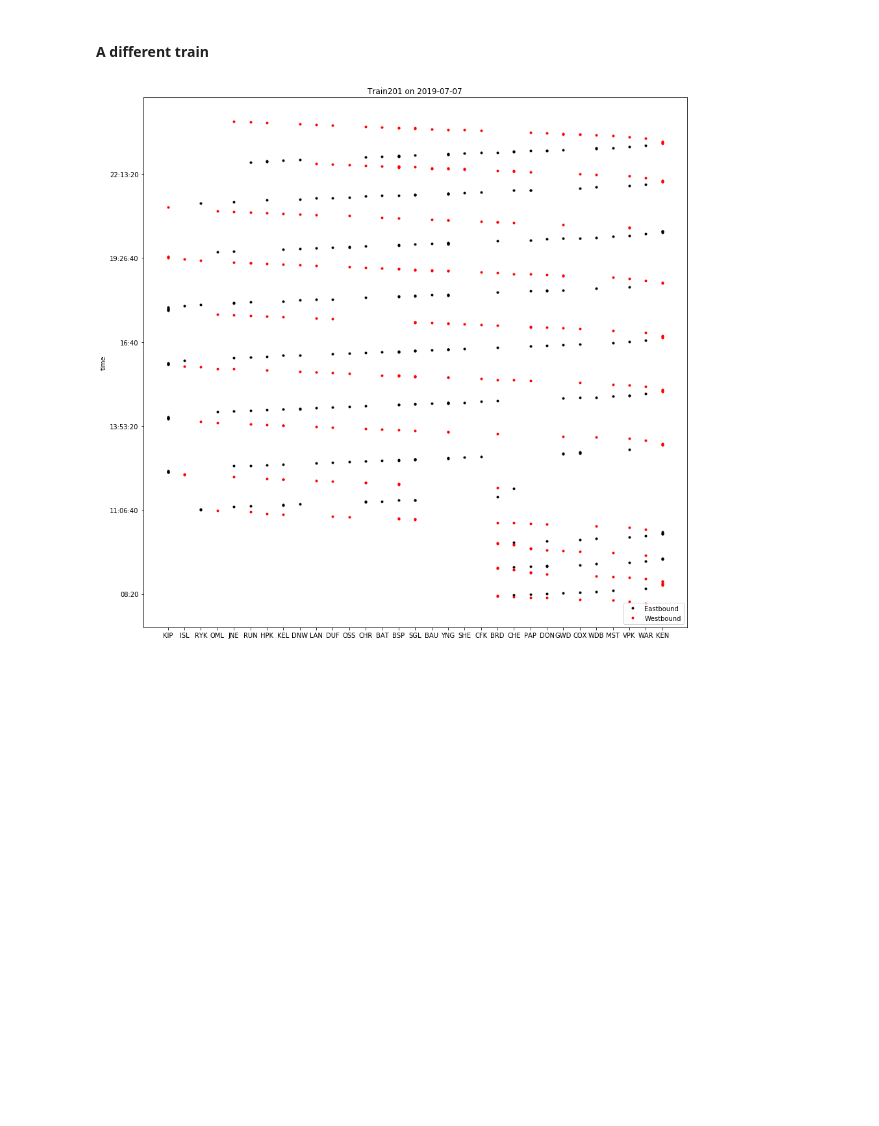
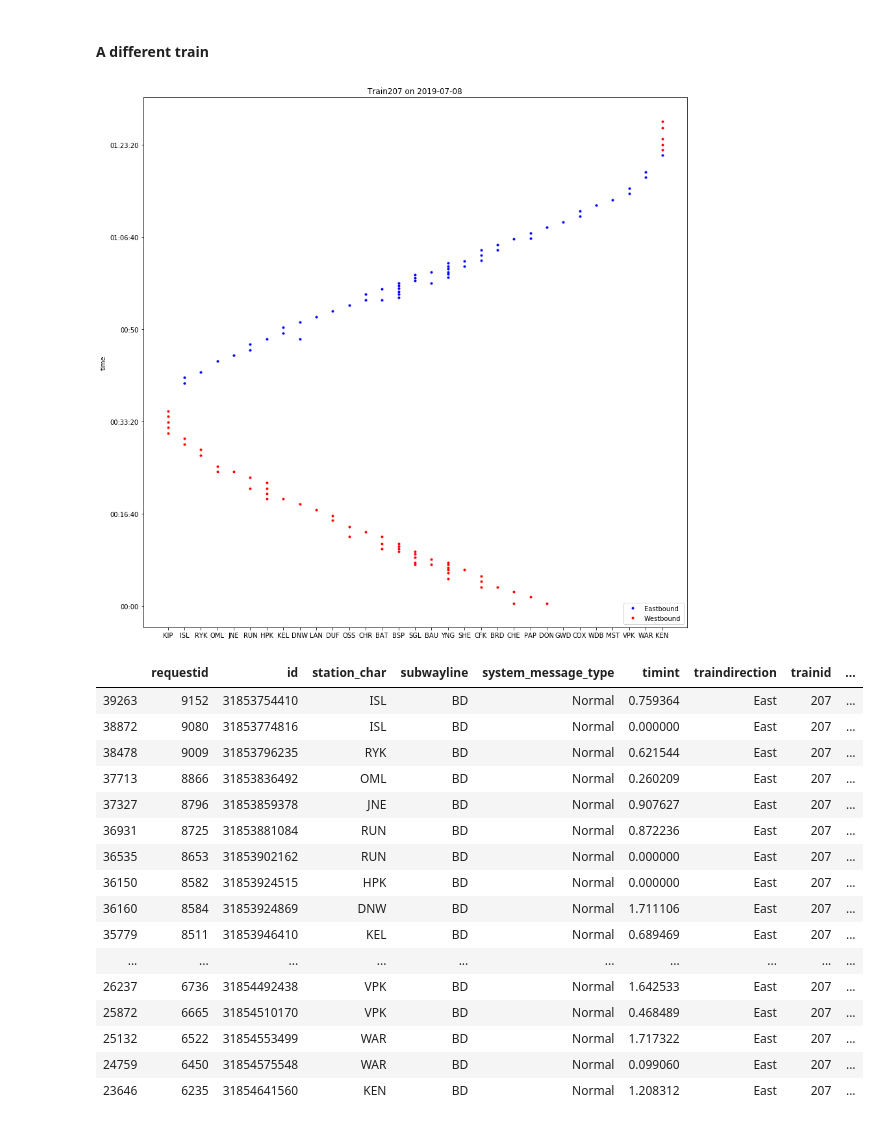
Before and after one commit to CivicTechTO/ttc_subway_times, a Jupyter notebook: doc/arrival_time_exploration_ver2.ipynb, the cells around one changed output. Cells and saved outputs as stored; diff of their text form; code cells hidden in the pictures; blank space fills up the shorter version.

```diff
--- a/doc/arrival_time_exploration_ver2.ipynb
+++ b/doc/arrival_time_exploration_ver2.ipynb
@@ -160,12 +227,12 @@ plt.show()
 #### A different train
 # %%
 plt.figure(figsize=(15, 15))
-train = 201;
-day = datetime.date(2019,7,7);
+train = 207;
+day = datetime.date(2019,7,8);
 plt.plot(merged[(merged['trainid'] == train) & (merged['traindirection'] == 'East') &
                 (merged['date'] == day)]['stationid'],
         merged[(merged['trainid'] == train) & (merged['traindirection'] == 'East') &
-                (merged['date'] == day)]['time'],'k.', label='Eastbound')
+                (merged['date'] == day)]['time'],'b.', label='Eastbound')
 
 plt.plot(merged[(merged['trainid'] == train) & (merged['traindirection'] == 'West') &
                 (merged['date'] == day)]['stationid'],
@@ -176,4 +243,26 @@ plt.title('Train'+str(train)+' on '+str(day))
 plt.legend(loc='lower right')
 plt.show()
 # %% [output]
-[figure, old version]
+[figure, new version]
+# %%
+# Data in the graph
+# Eastbound
+merged[(merged['trainid'] == train) & (merged['traindirection'] == 'East') & (merged['date'] == day)]
+# %% [output]
+|  | requestid | id | station_char | subwayline | system_message_type | timint | traindirection | trainid | ... |
+| 39263 | 9152 | 31853754410 | ISL | BD | Normal | 0.759364 | East | 207 | ... |
+| 38872 | 9080 | 31853774816 | ISL | BD | Normal | 0.000000 | East | 207 | ... |
+| 38478 | 9009 | 31853796235 | RYK | BD | Normal | 0.621544 | East | 207 | ... |
+| 37713 | 8866 | 31853836492 | OML | BD | Normal | 0.260209 | East | 207 | ... |
+| 37327 | 8796 | 31853859378 | JNE | BD | Normal | 0.907627 | East | 207 | ... |
+| 36931 | 8725 | 31853881084 | RUN | BD | Normal | 0.872236 | East | 207 | ... |
+| 36535 | 8653 | 31853902162 | RUN | BD | Normal | 0.000000 | East | 207 | ... |
+| 36150 | 8582 | 31853924515 | HPK | BD | Normal | 0.000000 | East | 207 | ... |
+| 36160 | 8584 | 31853924869 | DNW | BD | Normal | 1.711106 | East | 207 | ... |
+| 35779 | 8511 | 31853946410 | KEL | BD | Normal | 0.689469 | East | 207 | ... |
+| ... | ... | ... | ... | ... | ... | ... | ... | ... | ... |
+| 26237 | 6736 | 31854492438 | VPK | BD | Normal | 1.642533 | East | 207 | ... |
+| 25872 | 6665 | 31854510170 | VPK | BD | Normal | 0.468489 | East | 207 | ... |
+| 25132 | 6522 | 31854553499 | WAR | BD | Normal | 1.717322 | East | 207 | ... |
+| 24759 | 6450 | 31854575548 | WAR | BD | Normal | 0.099060 | East | 207 | ... |
+| 23646 | 6235 | 31854641560 | KEN | BD | Normal | 1.208312 | East | 207 | ... |
```
Also changed, not shown: parts of 22 cells of this notebook, 2 other files.
